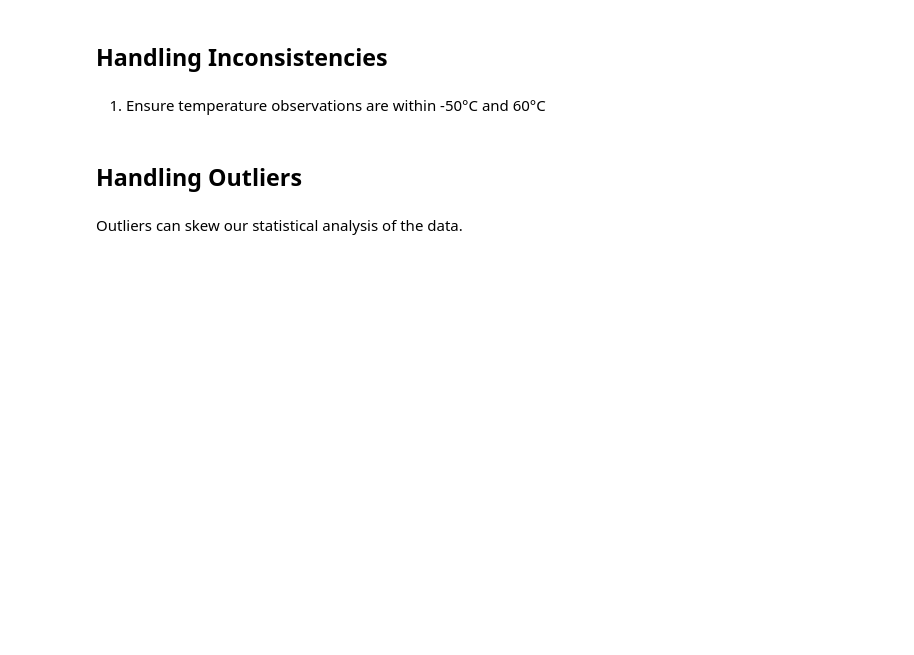
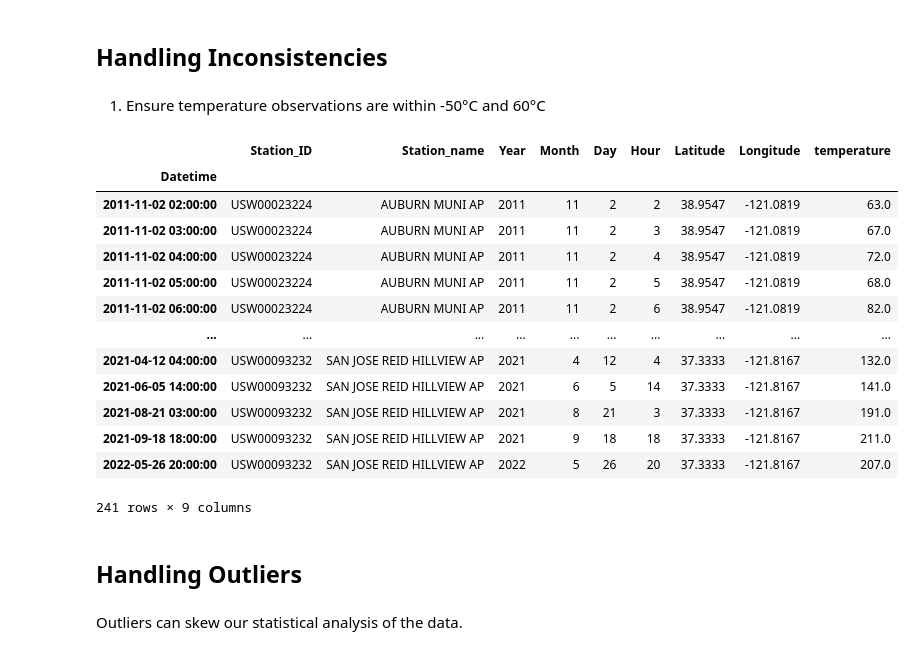
Before and after one commit to lizbethkr/PHIT-Project-1, a Jupyter notebook: notebooks/data_preprocessing.ipynb, the cells around one changed output. Cells and saved outputs as stored; diff of their text form; code cells hidden in the pictures; blank space fills up the shorter version.

```diff
--- a/notebooks/data_preprocessing.ipynb
+++ b/notebooks/data_preprocessing.ipynb
@@ -219,6 +323,23 @@ Note: Still figuring this out
 ## Handling Inconsistencies
 # %% [markdown]
 1. Ensure temperature observations are within -50°C and 60°C
+# %%
+CA_interpolated_df[CA_interpolated_df['temperature'] > 60]
+# %% [output]
+|  | Station_ID | Station_name | Year | Month | Day | Hour | Latitude | Longitude | temperature |
+| Datetime |  |  |  |  |  |  |  |  |  |
+| 2011-11-02 02:00:00 | USW00023224 | AUBURN MUNI AP | 2011 | 11 | 2 | 2 | 38.9547 | -121.0819 | 63.0 |
+| 2011-11-02 03:00:00 | USW00023224 | AUBURN MUNI AP | 2011 | 11 | 2 | 3 | 38.9547 | -121.0819 | 67.0 |
+| 2011-11-02 04:00:00 | USW00023224 | AUBURN MUNI AP | 2011 | 11 | 2 | 4 | 38.9547 | -121.0819 | 72.0 |
+| 2011-11-02 05:00:00 | USW00023224 | AUBURN MUNI AP | 2011 | 11 | 2 | 5 | 38.9547 | -121.0819 | 68.0 |
+| 2011-11-02 06:00:00 | USW00023224 | AUBURN MUNI AP | 2011 | 11 | 2 | 6 | 38.9547 | -121.0819 | 82.0 |
+| ... | ... | ... | ... | ... | ... | ... | ... | ... | ... |
+| 2021-04-12 04:00:00 | USW00093232 | SAN JOSE REID HILLVIEW AP | 2021 | 4 | 12 | 4 | 37.3333 | -121.8167 | 132.0 |
+| 2021-06-05 14:00:00 | USW00093232 | SAN JOSE REID HILLVIEW AP | 2021 | 6 | 5 | 14 | 37.3333 | -121.8167 | 141.0 |
+| 2021-08-21 03:00:00 | USW00093232 | SAN JOSE REID HILLVIEW AP | 2021 | 8 | 21 | 3 | 37.3333 | -121.8167 | 191.0 |
+| 2021-09-18 18:00:00 | USW00093232 | SAN JOSE REID HILLVIEW AP | 2021 | 9 | 18 | 18 | 37.3333 | -121.8167 | 211.0 |
+| 2022-05-26 20:00:00 | USW00093232 | SAN JOSE REID HILLVIEW AP | 2022 | 5 | 26 | 20 | 37.3333 | -121.8167 | 207.0 |
+241 rows × 9 columns
 # %% [markdown]
 ## Handling Outliers
 # %% [markdown]
```
Also changed, not shown: parts of 23 cells of this notebook, 3 other files.
